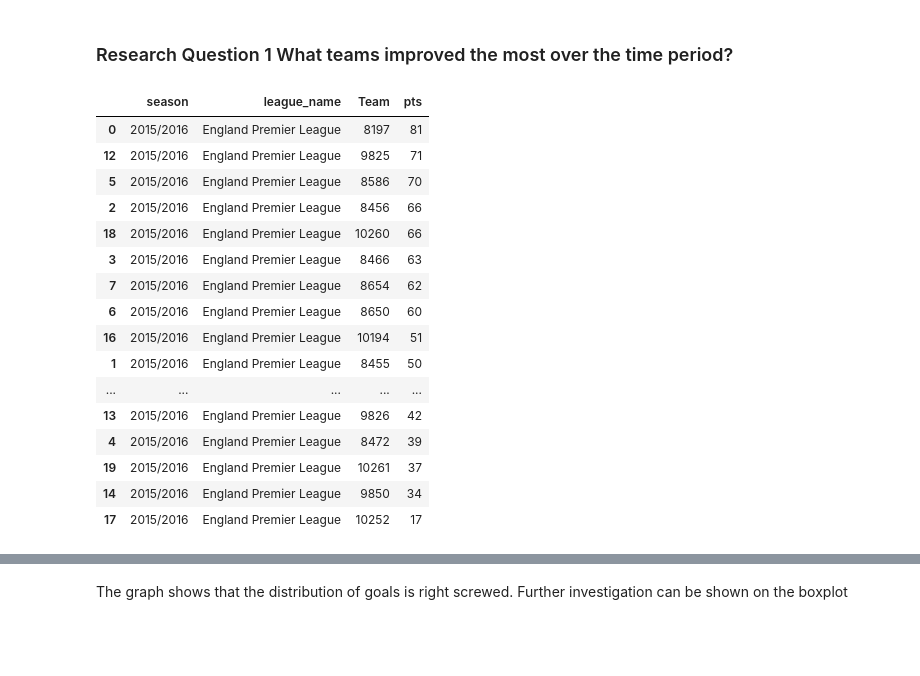
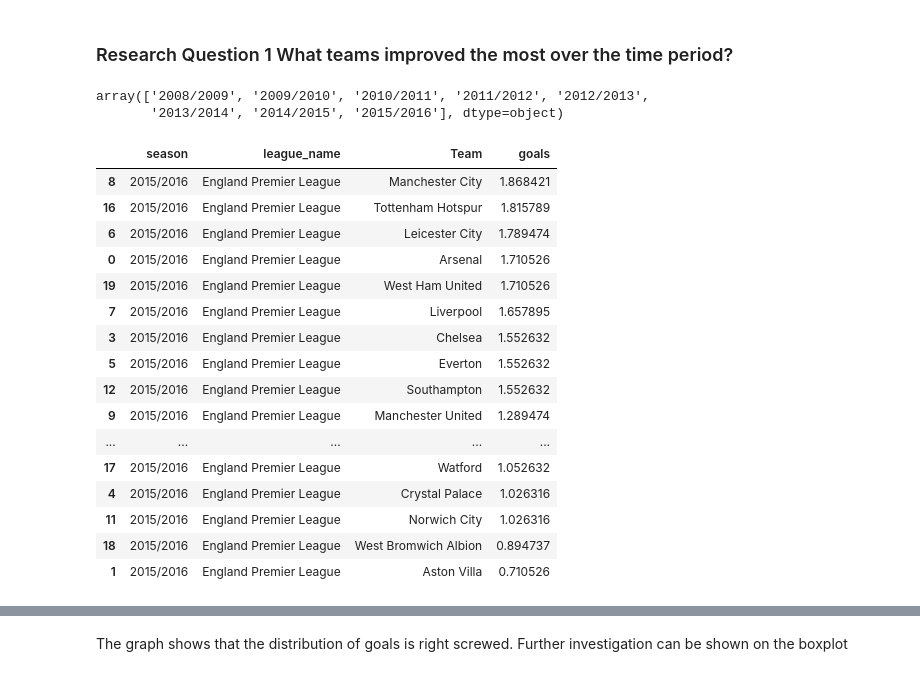
Before and after one commit to Daviedavie100/Investigating_dataset_project, a Jupyter notebook: Investigate_a_Dataset.ipynb, the cells around one changed output, grey strips where cells are left out. Saved outputs shown, nothing was run; the diff lists cells and outputs as text; code cells hidden in the pictures; blank space fills up the shorter version.

```diff
--- a/Investigate_a_Dataset.ipynb
+++ b/Investigate_a_Dataset.ipynb
@@ -1342,33 +1342,36 @@ def plot_visual(data, data2, visual_type):
 # %% [markdown]
 ### Research Question 1 What teams improved the most over the time period?
 # %%
-melted_match['season'].unique(
+melted_match['season'].unique()
+# %% [output]
+array(['2008/2009', '2009/2010', '2010/2011', '2011/2012', '2012/2013',
+       '2013/2014', '2014/2015', '2015/2016'], dtype=object)
 # %%
 goal_08_16 = (
     melted_match
     .query('season =="2015/2016" and league_name=="England Premier League"')  # Filter for the specified season
-    .groupby(['season', 'league_name', 'Team'], as_index=False)['pts']
-    .sum()  # Sum points for each team
-    .sort_values(by=['season', 'league_name', 'pts'], ascending=[True, True, False])  # Sort by season, league, then pts
+    .groupby(['season', 'league_name', 'Team'], as_index=False)['goals']
+    .mean()  # Sum points for each team
+    .sort_values(by=['season', 'league_name', 'goals'], ascending=[True, True, False])  # Sort by season, league, then pts
 )
 
 goal_08_16
 # %% [output]
-|  | season | league_name | Team | pts |
-| 0 | 2015/2016 | England Premier League | 8197 | 81 |
-| 12 | 2015/2016 | England Premier League | 9825 | 71 |
-| 5 | 2015/2016 | England Premier League | 8586 | 70 |
-| 2 | 2015/2016 | England Premier League | 8456 | 66 |
-| 18 | 2015/2016 | England Premier League | 10260 | 66 |
-| 3 | 2015/2016 | England Premier League | 8466 | 63 |
-| 7 | 2015/2016 | England Premier League | 8654 | 62 |
-| 6 | 2015/2016 | England Premier League | 8650 | 60 |
-| 16 | 2015/2016 | England Premier League | 10194 | 51 |
-| 1 | 2015/2016 | England Premier League | 8455 | 50 |
+|  | season | league_name | Team | goals |
+| 8 | 2015/2016 | England Premier League | Manchester City | 1.868421 |
+| 16 | 2015/2016 | England Premier League | Tottenham Hotspur | 1.815789 |
+| 6 | 2015/2016 | England Premier League | Leicester City | 1.789474 |
+| 0 | 2015/2016 | England Premier League | Arsenal | 1.710526 |
+| 19 | 2015/2016 | England Premier League | West Ham United | 1.710526 |
+| 7 | 2015/2016 | England Premier League | Liverpool | 1.657895 |
+| 3 | 2015/2016 | England Premier League | Chelsea | 1.552632 |
+| 5 | 2015/2016 | England Premier League | Everton | 1.552632 |
+| 12 | 2015/2016 | England Premier League | Southampton | 1.552632 |
+| 9 | 2015/2016 | England Premier League | Manchester United | 1.289474 |
 | ... | ... | ... | ... | ... |
-| 13 | 2015/2016 | England Premier League | 9826 | 42 |
-| 4 | 2015/2016 | England Premier League | 8472 | 39 |
-| 19 | 2015/2016 | England Premier League | 10261 | 37 |
-| 14 | 2015/2016 | England Premier League | 9850 | 34 |
-| 17 | 2015/2016 | England Premier League | 10252 | 17 |
+| 17 | 2015/2016 | England Premier League | Watford | 1.052632 |
+| 4 | 2015/2016 | England Premier League | Crystal Palace | 1.026316 |
+| 11 | 2015/2016 | England Premier League | Norwich City | 1.026316 |
+| 18 | 2015/2016 | England Premier League | West Bromwich Albion | 0.894737 |
+| 1 | 2015/2016 | England Premier League | Aston Villa | 0.710526 |
 # %%
```
Also changed, not shown: parts of 7 cells of this notebook.
